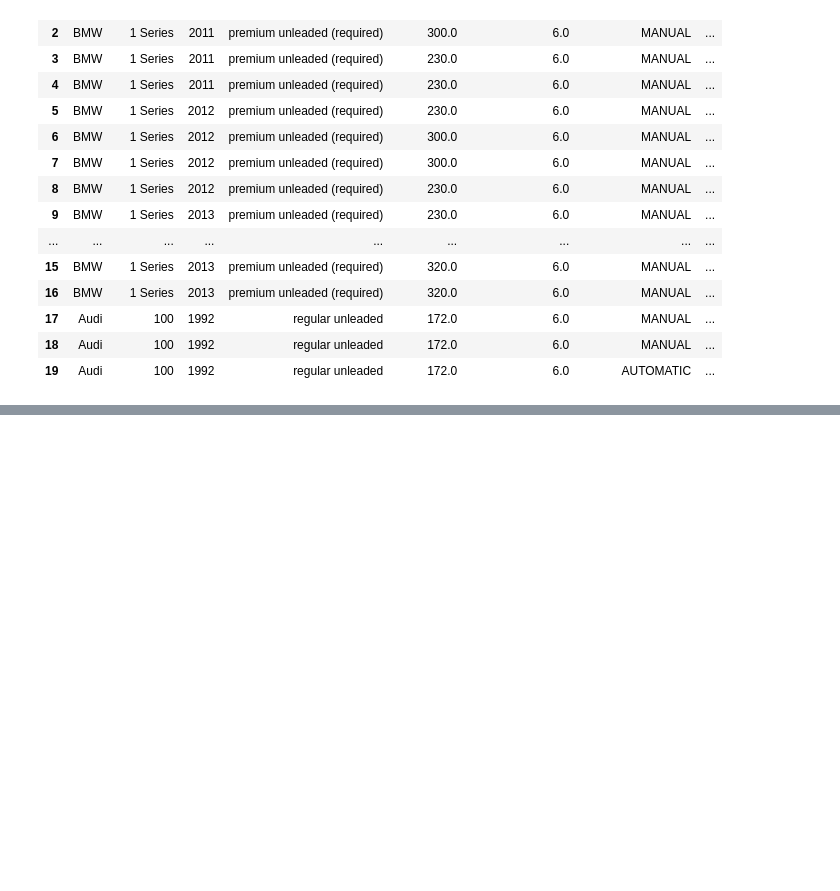
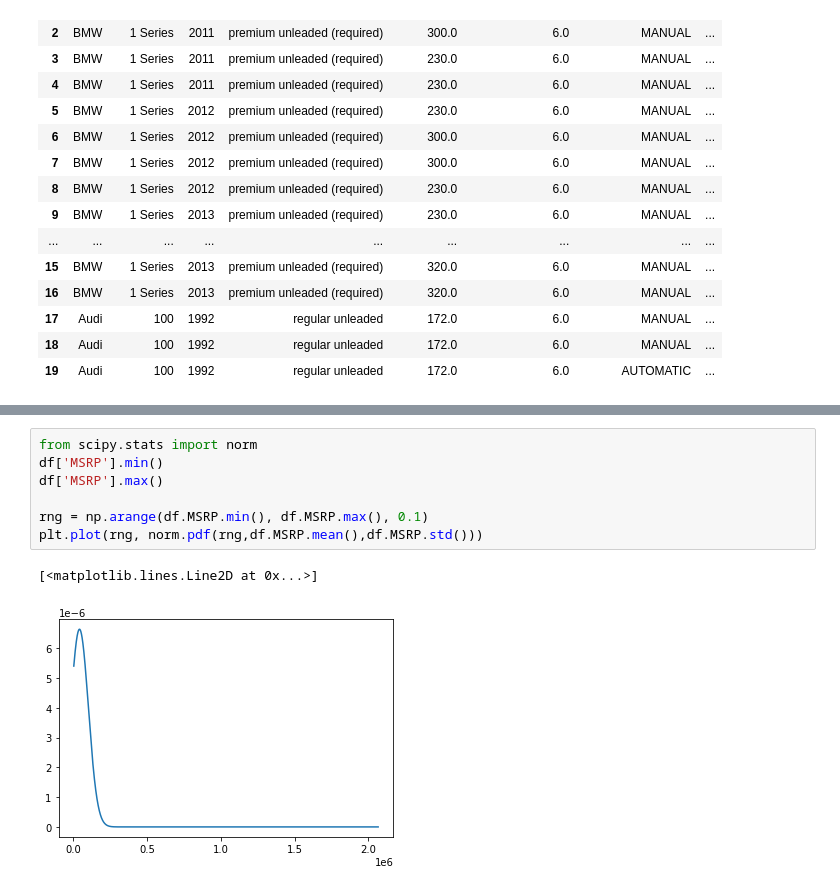
Before and after one commit to jeevang/test-repo, a Jupyter notebook: carsimport.ipynb, the cells around one changed output, grey strips where cells are left out. Drawn from its saved outputs; the diff is of its cells as text; blank space fills up the shorter version.

```diff
--- a/carsimport.ipynb
+++ b/carsimport.ipynb
@@ -54,0 +145,10 @@ df.sort_values(['Make','Year'], ascending=[1,0])
+# %%
+from scipy.stats import norm
+df['MSRP'].min()
+df['MSRP'].max()
+
+rng = np.arange(df.MSRP.min(), df.MSRP.max(), 0.1)
+plt.plot(rng, norm.pdf(rng,df.MSRP.mean(),df.MSRP.std()))
+# %% [output]
+[<matplotlib.lines.Line2D at 0x...>]
+[figure, added]
```
Also changed, not shown: parts of 4 cells of this notebook.
